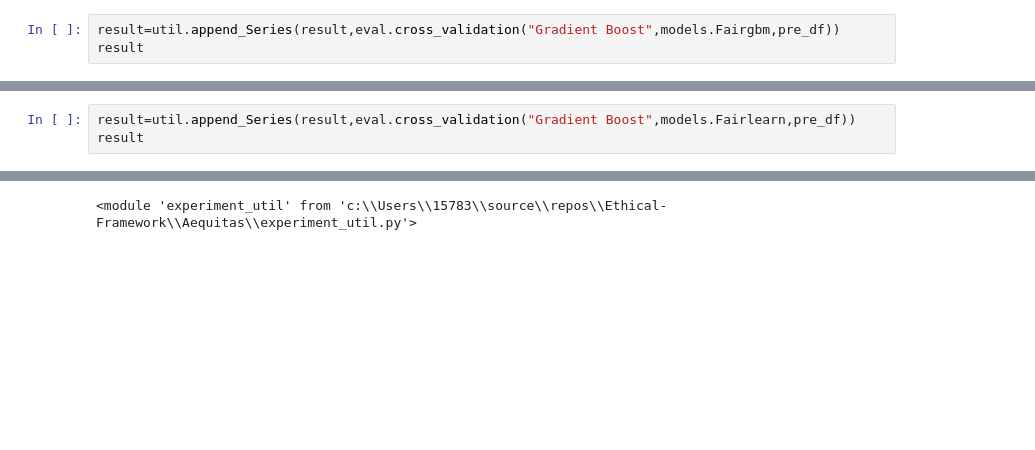
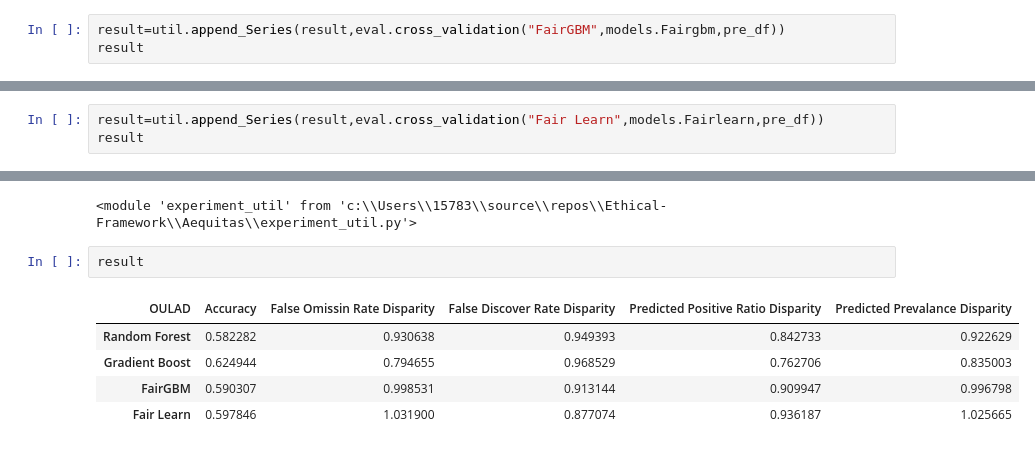
Before and after one commit to Hydracerynitis/Ethical-Framework, a Jupyter notebook: Aequitas/OULAD_experiment.ipynb, the cells around one changed output, grey strips where cells are left out. Cells and saved outputs as stored; diff of their text form; blank space fills up the shorter version.

Commit message:
Finsih results, upload so that I can visualize them on my device

```diff
--- a/Aequitas/OULAD_experiment.ipynb
+++ b/Aequitas/OULAD_experiment.ipynb
@@ -56,3 +56,3 @@ result
 # %%
-result=util.append_Series(result,eval.cross_validation("Gradient Boost",models.Fairgbm,pre_df))
+result=util.append_Series(result,eval.cross_validation("FairGBM",models.Fairgbm,pre_df))
 result
@@ -59,3 +64,3 @@ result
 # %%
-result=util.append_Series(result,eval.cross_validation("Gradient Boost",models.Fairlearn,pre_df))
+result=util.append_Series(result,eval.cross_validation("Fair Learn",models.Fairlearn,pre_df))
 result
@@ -67,3 +185,11 @@ importlib.reload(models)
 importlib.reload(util)
 # %% [output]
 <module 'experiment_util' from 'c:\\Users\\15783\\source\\repos\\Ethical-Framework\\Aequitas\\experiment_util.py'>
+# %%
+result
+# %% [output]
+| OULAD | Accuracy | False Omissin Rate Disparity | False Discover Rate Disparity | Predicted Positive Ratio Disparity | Predicted Prevalance Disparity |
+| Random Forest | 0.582282 | 0.930638 | 0.949393 | 0.842733 | 0.922629 |
+| Gradient Boost | 0.624944 | 0.794655 | 0.968529 | 0.762706 | 0.835003 |
+| FairGBM | 0.590307 | 0.998531 | 0.913144 | 0.909947 | 0.996798 |
+| Fair Learn | 0.597846 | 1.031900 | 0.877074 | 0.936187 | 1.025665 |
```
Also changed, not shown: parts of 4 cells of this notebook, 9 other files.
